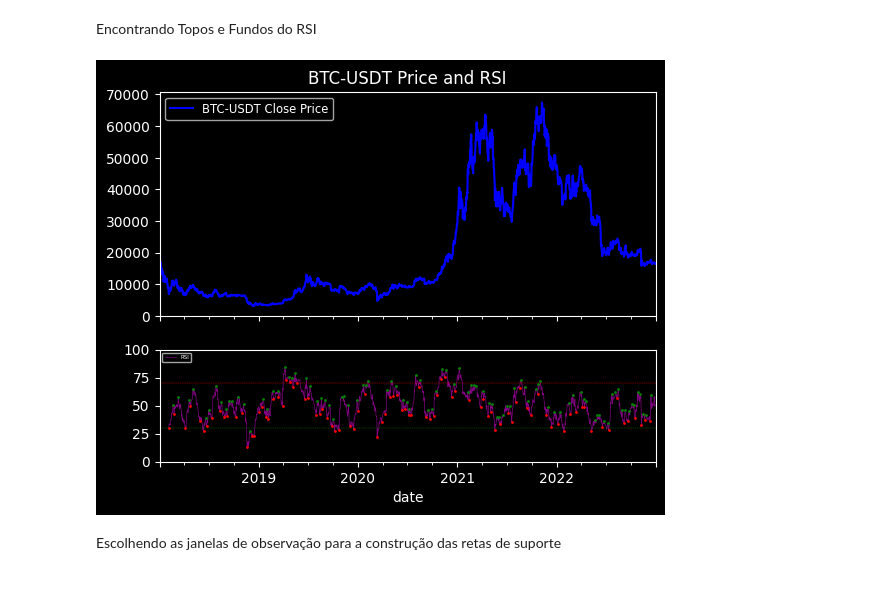
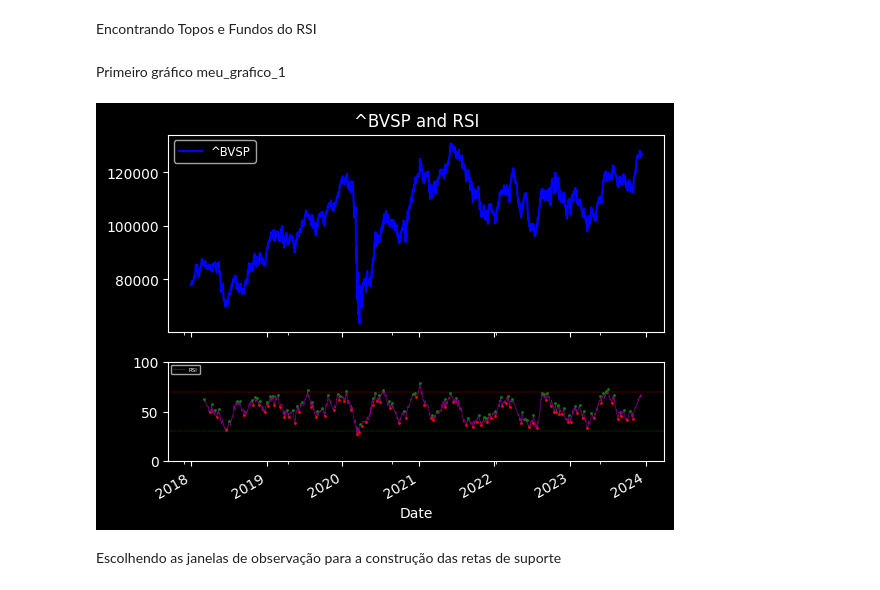
Before and after one commit to fabiomcdc/Projeto_Linhas_de_Tendencia_RSI, a Jupyter notebook: projeto_fInal_jupiter.ipynb, the cells around one changed output. Saved outputs shown, nothing was run; the diff lists cells and outputs as text; code cells hidden in the pictures.

```diff
--- a/projeto_fInal_jupiter.ipynb
+++ b/projeto_fInal_jupiter.ipynb
@@ -64,7 +134,7 @@ Encontrando Topos e Fundos do RSI
 # %%
 tops = []
 bottoms = []
-ordem = 6
+
 for i in range(len(data['RSI'])):
     if checa_tops(data['RSI'], i, ordem):
         # top[0] = confirmation index
@@ -87,41 +157,43 @@ tops_df.to_csv('dados_csv_produzidos/topos.csv', index=True)
 bottoms_df = pd.DataFrame(bottoms, columns=['conf_idx', 'bottom_idx', 'bottom_price'])
 bottoms_df = bottoms_df.dropna(subset=['bottom_price'])
 bottoms_df.to_csv('dados_csv_produzidos/bottoms.csv', index=True)
-
-idx = data.index
-
-plt.style.use('dark_background')
-fig, (ax1, ax3) = plt.subplots(2, sharex=True, gridspec_kw={'height_ratios': [2, 1]})
-
-# Plotando o preço de fechamento
-data['close'].plot(ax=ax1, color='blue', label='BTC-USDT Close Price')
-
-# Plotando o RSI
-data['RSI'].plot(ax=ax3, color='purple', label='RSI', linewidth = 0.5)
-ax3.axhline(70, color='red', linestyle='--', linewidth = 0.3)  # Linha de sobrecompra
-ax3.axhline(30, color='green', linestyle='--', linewidth = 0.3)  # Linha de sobrevenda
-
-plt.legend()
-ax1.set_title("BTC-USDT Price and RSI")
-ax1.legend(loc='upper left', fontsize='small')
-ax3.legend(loc='upper left', fontsize=4)
-ax3.set_ylim([0, 100])  # O RSI varia de 0 a 100
-
-# Plotar os topos e fundos no gráfico
-for top in tops_df.itertuples():
-    # Plotar cada topo no gráfico RSI usando a data correspondente
-    ax3.plot(idx[top.top_idx], data['RSI'][top.top_idx], marker='o', color='green', markersize=1)
-
-for bottom in bottoms_df.itertuples():
-    # Plotar cada fundo no gráfico RSI usando a data correspondente
-    ax3.plot(idx[bottom.bottom_idx], data['RSI'][bottom.bottom_idx], marker='o', color='red', markersize=1)
-
-
-fig.savefig('meu_grafico_0.png', dpi=300)  # Salva a figura como um arquivo PNG com alta resolução
-
-plt.show()
-# %% [output]
-[figure, removed]
+# %% [markdown]
+Primeiro gráfico meu_grafico_1
+# %%
+idx = data.index
+
+plt.style.use('dark_background')
+fig, (ax1, ax3) = plt.subplots(2, sharex=True, gridspec_kw={'height_ratios': [2, 1]})
+
+# Plotando o preço de fechamento
+data['Close'].plot(ax=ax1, color='blue', label=ticker)
+
+# Plotando o RSI
+data['RSI'].plot(ax=ax3, color='purple', label='RSI', linewidth = 0.5)
+ax3.axhline(70, color='red', linestyle='--', linewidth = 0.3)  # Linha de sobrecompra
+ax3.axhline(30, color='green', linestyle='--', linewidth = 0.3)  # Linha de sobrevenda
+
+plt.legend()
+ax1.set_title(ticker + " and RSI")
+ax1.legend(loc='upper left', fontsize='small')
+ax3.legend(loc='upper left', fontsize=4)
+ax3.set_ylim([0, 100])  # O RSI varia de 0 a 100
+
+# Plotar os topos e fundos no gráfico
+for top in tops_df.itertuples():
+    # Plotar cada topo no gráfico RSI usando a data correspondente
+    ax3.plot(idx[top.top_idx], data['RSI'][top.top_idx], marker='o', color='green', markersize=1)
+
+for bottom in bottoms_df.itertuples():
+    # Plotar cada fundo no gráfico RSI usando a data correspondente
+    ax3.plot(idx[bottom.bottom_idx], data['RSI'][bottom.bottom_idx], marker='o', color='red', markersize=1)
+
+
+fig.savefig('meu_grafico_0.png', dpi=300)  # Salva a figura como um arquivo PNG com alta resolução
+
+plt.show()
+# %% [output]
+[figure, added]
 # %% [markdown]
 Escolhendo as janelas de observação para a construção das retas de suporte
 # %%
```
Also changed, not shown: parts of 13 cells of this notebook, 26 other files.
